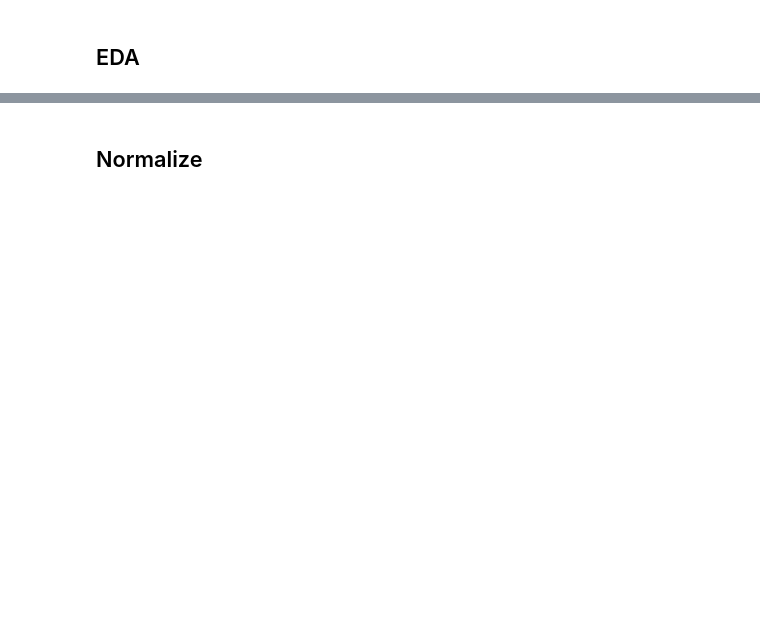
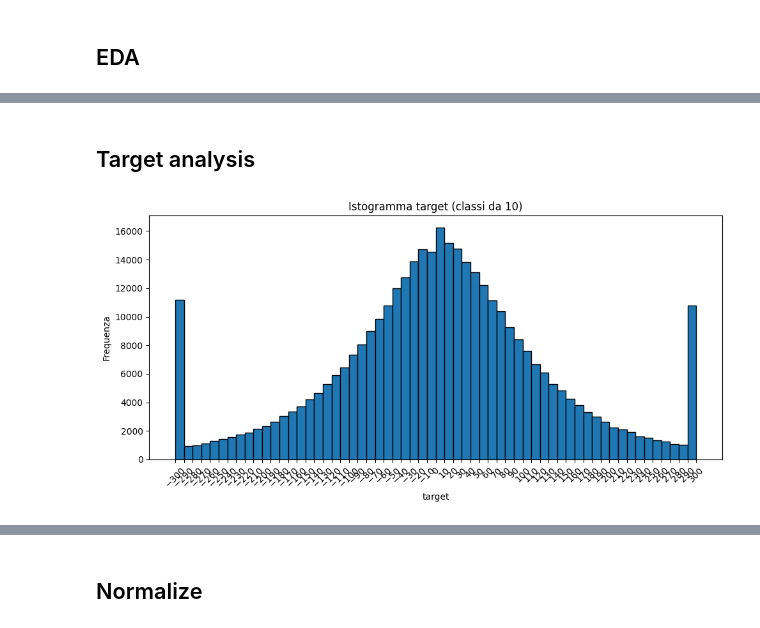
Before and after one commit to dinogen/hayai, a Jupyter notebook: train_model.ipynb, the cells around one changed output, grey strips where cells are left out. Drawn from its saved outputs; the diff is of its cells as text; code cells hidden in the pictures; blank space fills up the shorter version.

```diff
--- a/train_model.ipynb
+++ b/train_model.ipynb
@@ -62,6 +61,26 @@ memory usage: 127.1 MB
 # raise an error if there are any missing values
 if df.isnull().values.any():
     raise ValueError("There are missing values in the dataframe")
+# %% [markdown]
+## Target analysis
+# %%
+# Istogramma del target con classi (ampiezza) di 50
+target_values = df['target']
+target_values = target_values * 100
+bin_start = math.floor(target_values.min() / 10) * 10
+bin_end = math.ceil(target_values.max() / 10) * 10
+bins = list(range(int(bin_start), int(bin_end) + 10, 10))
+
+plt.figure(figsize=(10, 5))
+plt.hist(target_values, bins=bins, edgecolor='black')
+plt.title("Istogramma target (classi da 10)")
+plt.xlabel("target")
+plt.ylabel("Frequenza")
+plt.xticks(bins, rotation=45)
+plt.tight_layout()
+plt.show()
+# %% [output]
+[figure, added]
 # %%
 # display the correlation map using seaborn
 plt.figure(figsize=(20, 20))
```
Also changed, not shown: parts of 11 cells of this notebook, 13 other files.
